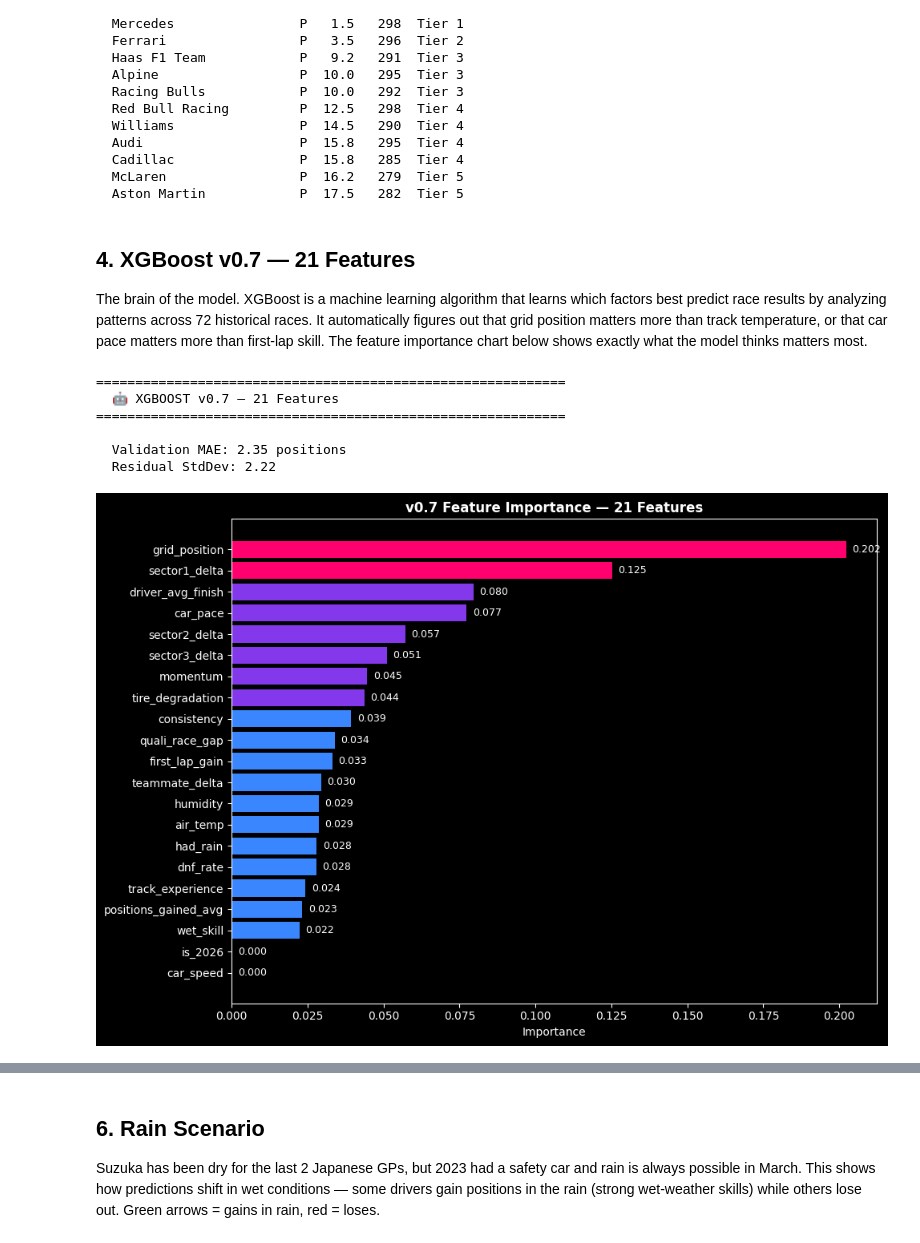
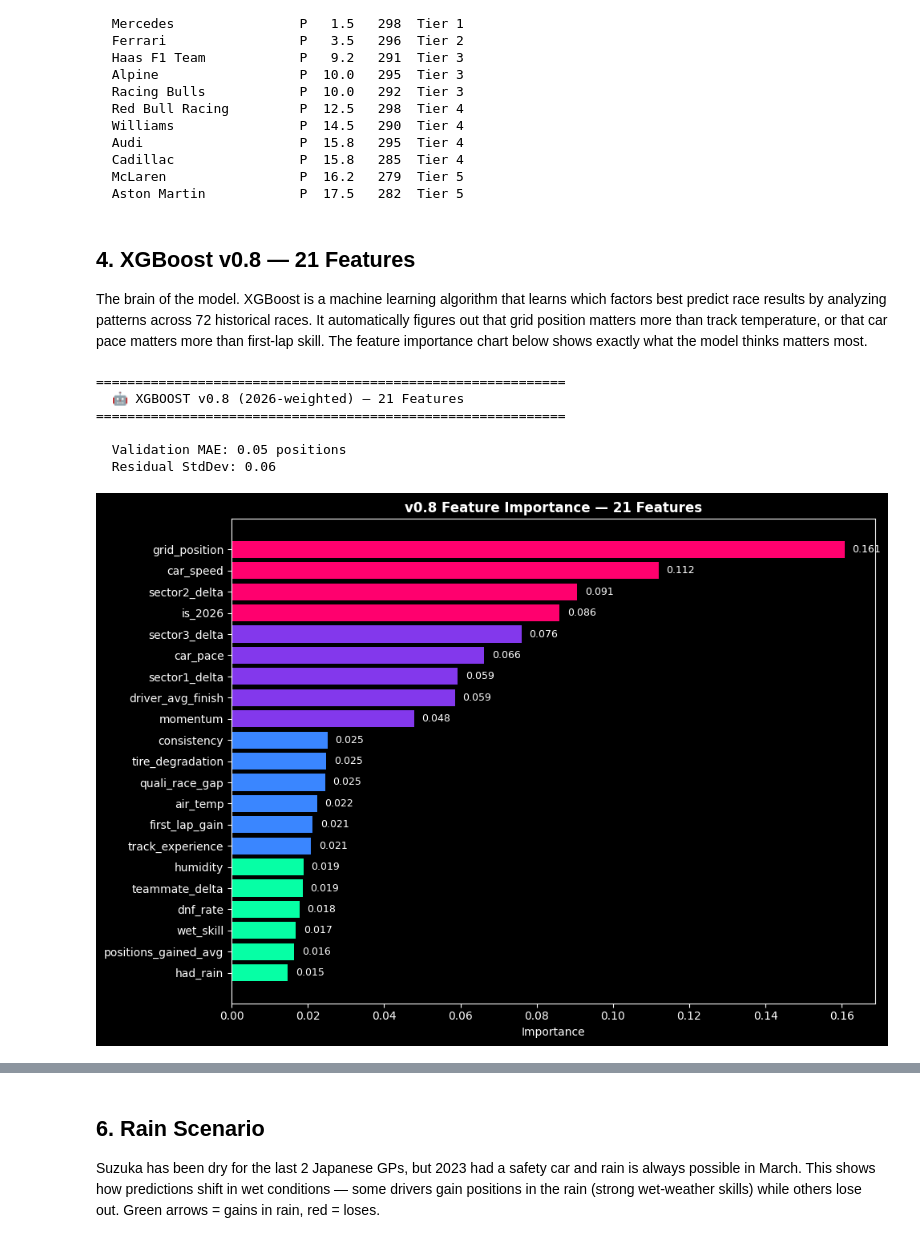
Before and after one commit to nina-coder/f1-predictions, a Jupyter notebook: notebooks/2026-R03-japan.ipynb, the cells around one changed output, grey strips where cells are left out. Cells and saved outputs as stored; diff of their text form; code cells hidden in the pictures.

```diff
--- a/notebooks/2026-R03-japan.ipynb
+++ b/notebooks/2026-R03-japan.ipynb
@@ -244,7 +244,7 @@ for _, r in cp.iterrows():
   McLaren                 P  16.2   279  Tier 5
   Aston Martin            P  17.5   282  Tier 5
 # %% [markdown]
-## 4. XGBoost v0.7 — 21 Features
+## 4. XGBoost v0.8 — 21 Features
 
 The brain of the model. XGBoost is a machine learning algorithm that learns which factors best predict race results by analyzing patterns across 72 historical races. It automatically figures out that grid position matters more than track temperature, or that car pace matters more than first-lap skill. The feature importance chart below shows exactly what the model thinks matters most.
 # %%
@@ -290,7 +290,7 @@ for race_seq in sorted(df['race_seq'].unique()):
             'consistency': driver_consistency.get(d, 1.5),
             'track_experience': len(hist[hist['RaceName']==rn]),
             'wet_skill': wg,
-            # NEW v0.7 features
+            # NEW v0.8 features
             'first_lap_gain': first_lap_avg.get(d, 0),
             'tire_degradation': tire_deg_avg.get(d, 0.03),
             'momentum': momentum.get(d, 0),
@@ -315,38 +315,48 @@ feature_cols = ['grid_position','car_pace','car_speed','driver_avg_finish',
 
 train = feat_df[(feat_df['Year']<2026)&(feat_df['DNF']==0)]
 val = feat_df[(feat_df['Year']==2026)&(feat_df['DNF']==0)]
 
 model = XGBRegressor(n_estimators=250,max_depth=6,learning_rate=0.08,
     subsample=0.8,colsample_bytree=0.8,random_state=42,verbosity=0)
-model.fit(train[feature_cols].fillna(0), train['finish_position'])
+# 2026 sample weight: 10x (car performance matters more in regulation-change year)
+# This teaches the model that 2026 patterns > historical patterns
+sample_weights = np.where(train['Year']==2026, 10, 1).astype(float)
+
+# Actually — train on ALL data with weights, not just pre-2026
+all_clean = feat_df[feat_df['DNF']==0]
+X_all = all_clean[feature_cols].fillna(0)
+y_all = all_clean['finish_position']
+w_all = np.where(all_clean['Year']==2026, 10, 1).astype(float)
+
+model.fit(X_all, y_all, sample_weight=w_all)
 
 vp = model.predict(val[feature_cols].fillna(0))
 mae = mean_absolute_error(val['finish_position'], vp)
 residual_std = np.std(val['finish_position'].values - vp)
 
 print("=" * 60)
-print(f"  🤖 XGBOOST v0.7 — {len(feature_cols)} Features")
+print(f"  🤖 XGBOOST v0.8 (2026-weighted) — {len(feature_cols)} Features")
 print("=" * 60)
 print(f"\n  Validation MAE: {mae:.2f} positions")
 print(f"  Residual StdDev: {residual_std:.2f}")
 
 imp = pd.DataFrame({'Feature':feature_cols,'Importance':model.feature_importances_}).sort_values('Importance',ascending=True)
 fig, ax = plt.subplots(figsize=(10,7))
 colors = ['#ff006e' if v>0.08 else '#8338ec' if v>0.04 else '#3a86ff' if v>0.02 else '#06ffa5' for v in imp['Importance']]
 ax.barh(imp['Feature'], imp['Importance'], color=colors)
 ax.set_xlabel('Importance')
-ax.set_title(f'v0.7 Feature Importance — {len(feature_cols)} Features', fontweight='bold')
+ax.set_title(f'v0.8 Feature Importance — {len(feature_cols)} Features', fontweight='bold')
 for i,(f,v) in enumerate(zip(imp['Feature'],imp['Importance'])):
     ax.text(v+0.002,i,f'{v:.3f}',va='center',fontsize=9)
 plt.tight_layout()
 plt.savefig('../data/importance_v6.png', dpi=150, bbox_inches='tight')
 plt.show()
 # %% [output]
 ============================================================
-  🤖 XGBOOST v0.7 — 21 Features
+  🤖 XGBOOST v0.8 (2026-weighted) — 21 Features
 ============================================================
 
-  Validation MAE: 2.35 positions
-  Residual StdDev: 2.22
+  Validation MAE: 0.05 positions
+  Residual StdDev: 0.06
-[figure, old version]
+[figure, new version]
 # %% [markdown]
```
Also changed, not shown: parts of 9 cells of this notebook, 1 other file.
